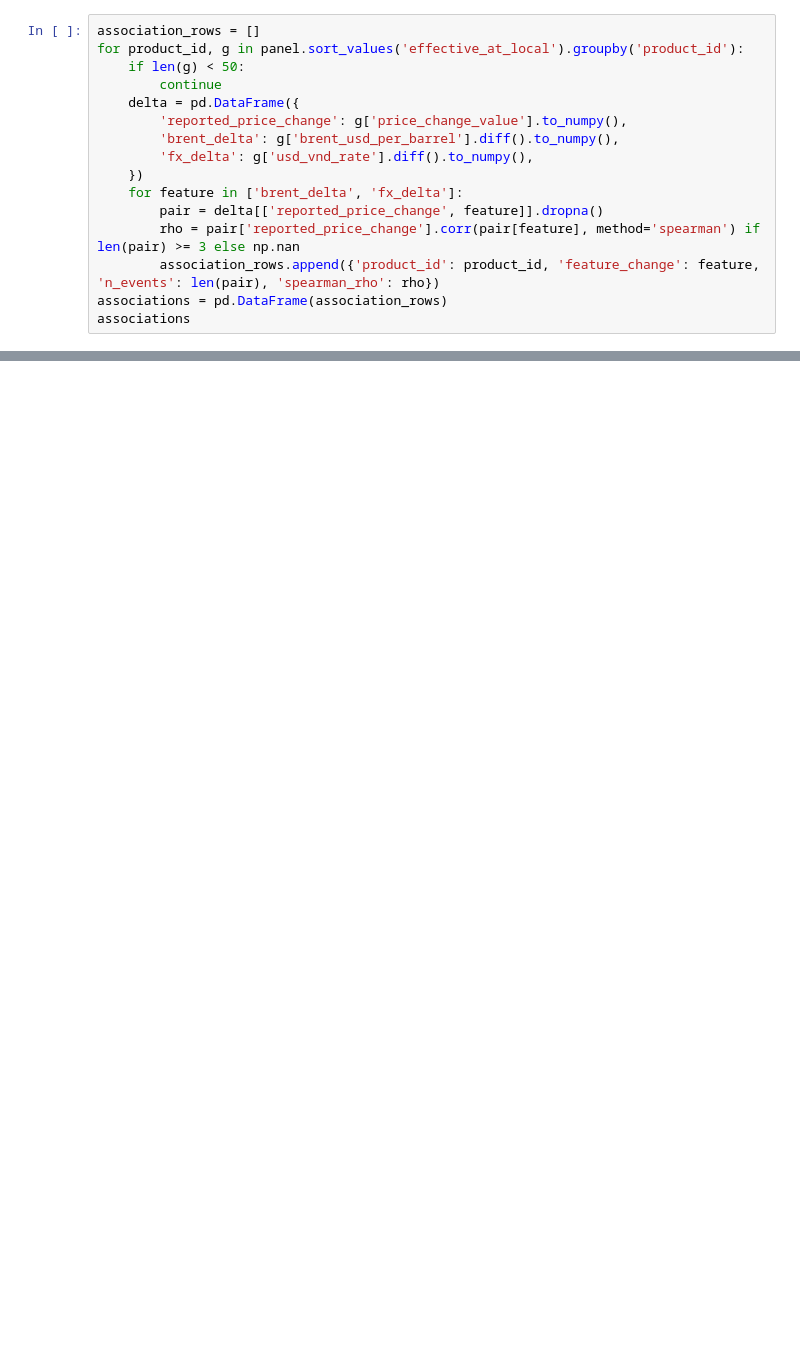
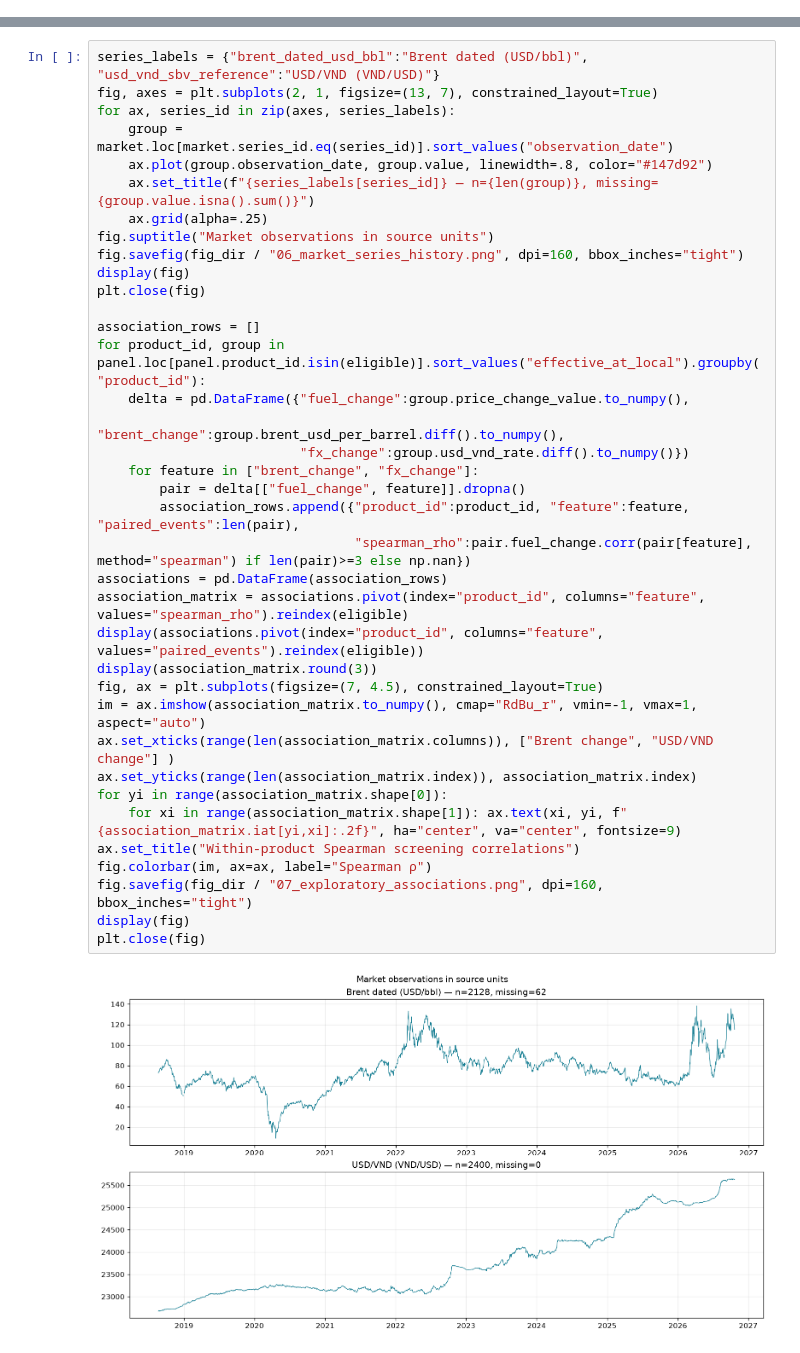
Before and after one commit to dmins06/PetroTwin-, a Jupyter notebook: notebooks/01_eda/01_fuel_market_eda.ipynb, the cells around one changed output, grey strips where cells are left out. Cells and saved outputs as stored; diff of their text form; blank space fills up the shorter version.

```diff
--- a/notebooks/01_eda/01_fuel_market_eda.ipynb
+++ b/notebooks/01_eda/01_fuel_market_eda.ipynb
@@ -183,16 +172,0 @@ A pooled correlation of raw price levels can mostly reflect time trends and diff
-# %%
-association_rows = []
-for product_id, g in panel.sort_values('effective_at_local').groupby('product_id'):
-    if len(g) < 50:
-        continue
-    delta = pd.DataFrame({
-        'reported_price_change': g['price_change_value'].to_numpy(),
-        'brent_delta': g['brent_usd_per_barrel'].diff().to_numpy(),
-        'fx_delta': g['usd_vnd_rate'].diff().to_numpy(),
-    })
-    for feature in ['brent_delta', 'fx_delta']:
-        pair = delta[['reported_price_change', feature]].dropna()
-        rho = pair['reported_price_change'].corr(pair[feature], method='spearman') if len(pair) >= 3 else np.nan
-        association_rows.append({'product_id': product_id, 'feature_change': feature, 'n_events': len(pair), 'spearman_rho': rho})
-associations = pd.DataFrame(association_rows)
-associations
@@ -222,0 +219,39 @@ The current data limitations (secondary FX attribution, unverified source reuse
+# %%
+series_labels = {"brent_dated_usd_bbl":"Brent dated (USD/bbl)", "usd_vnd_sbv_reference":"USD/VND (VND/USD)"}
+fig, axes = plt.subplots(2, 1, figsize=(13, 7), constrained_layout=True)
+for ax, series_id in zip(axes, series_labels):
+    group = market.loc[market.series_id.eq(series_id)].sort_values("observation_date")
+    ax.plot(group.observation_date, group.value, linewidth=.8, color="#147d92")
+    ax.set_title(f"{series_labels[series_id]} — n={len(group)}, missing={group.value.isna().sum()}")
+    ax.grid(alpha=.25)
+fig.suptitle("Market observations in source units")
+fig.savefig(fig_dir / "06_market_series_history.png", dpi=160, bbox_inches="tight")
+display(fig)
+plt.close(fig)
+
+association_rows = []
+for product_id, group in panel.loc[panel.product_id.isin(eligible)].sort_values("effective_at_local").groupby("product_id"):
+    delta = pd.DataFrame({"fuel_change":group.price_change_value.to_numpy(),
+                          "brent_change":group.brent_usd_per_barrel.diff().to_numpy(),
+                          "fx_change":group.usd_vnd_rate.diff().to_numpy()})
+    for feature in ["brent_change", "fx_change"]:
+        pair = delta[["fuel_change", feature]].dropna()
+        association_rows.append({"product_id":product_id, "feature":feature, "paired_events":len(pair),
+                                 "spearman_rho":pair.fuel_change.corr(pair[feature], method="spearman") if len(pair)>=3 else np.nan})
+associations = pd.DataFrame(association_rows)
+association_matrix = associations.pivot(index="product_id", columns="feature", values="spearman_rho").reindex(eligible)
+display(associations.pivot(index="product_id", columns="feature", values="paired_events").reindex(eligible))
+display(association_matrix.round(3))
+fig, ax = plt.subplots(figsize=(7, 4.5), constrained_layout=True)
+im = ax.imshow(association_matrix.to_numpy(), cmap="RdBu_r", vmin=-1, vmax=1, aspect="auto")
+ax.set_xticks(range(len(association_matrix.columns)), ["Brent change", "USD/VND change"] )
+ax.set_yticks(range(len(association_matrix.index)), association_matrix.index)
+for yi in range(association_matrix.shape[0]):
+    for xi in range(association_matrix.shape[1]): ax.text(xi, yi, f"{association_matrix.iat[yi,xi]:.2f}", ha="center", va="center", fontsize=9)
+ax.set_title("Within-product Spearman screening correlations")
+fig.colorbar(im, ax=ax, label="Spearman ρ")
+fig.savefig(fig_dir / "07_exploratory_associations.png", dpi=160, bbox_inches="tight")
+display(fig)
+plt.close(fig)
+# %% [output]
+[figure, added]
```
Also changed, not shown: parts of 21 cells of this notebook, 22 other files.
